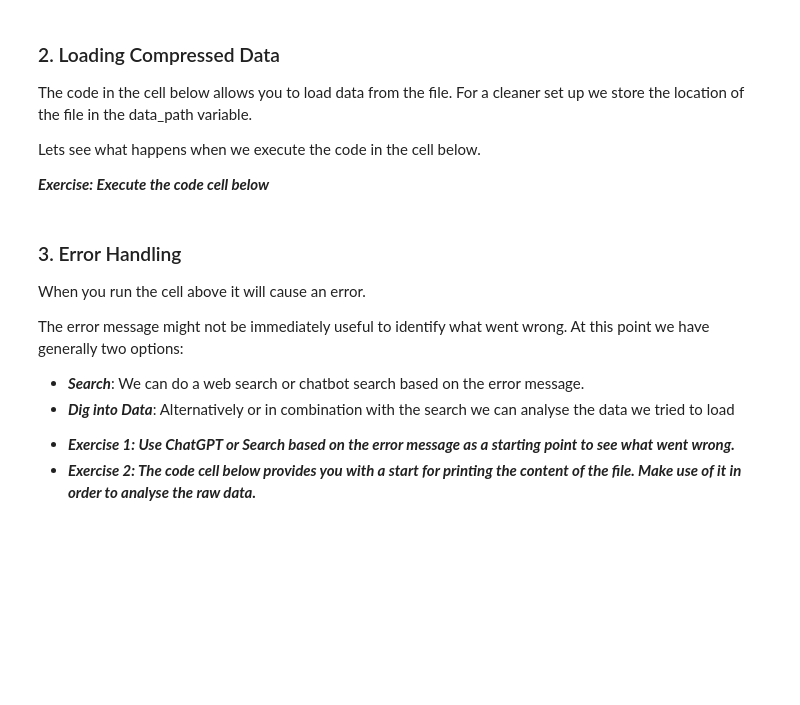
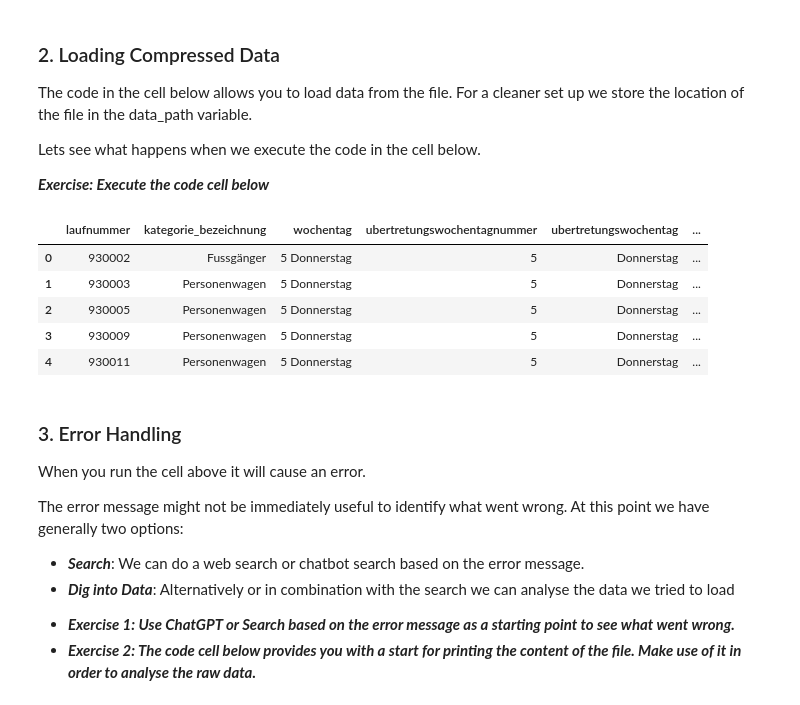
Before and after one commit to GionRubitschung/machine_learning_foundations_1, a Jupyter notebook: L6_DatasetCuration/L6S1N2_Data_Loading_Exercise.ipynb, the cells around one changed output. Drawn from its saved outputs; the diff is of its cells as text; code cells hidden in the pictures; blank space fills up the shorter version.

Commit message:
add data an L6 notebooks

```diff
--- a/L6_DatasetCuration/L6S1N2_Data_Loading_Exercise.ipynb
+++ b/L6_DatasetCuration/L6S1N2_Data_Loading_Exercise.ipynb
@@ -29,9 +29,17 @@ Lets see what happens when we execute the code in the cell below.
 # %%
 import pandas as pd
 # this is the path to the data file
-data_path = "../data/Fines_Basel_Stadt_Oct_2023.csv.gz"
+data_path = "../../../data/Fines_Basel_Stadt_Oct_2023.csv.gz"
 # this is the standard call without configuration to read_csv()
-df = pd.read_csv(data_path, sep=";")
+df = pd.read_csv(data_path, delimiter=";")
+df.head()
+# %% [output]
+|  | laufnummer | kategorie_bezeichnung | wochentag | ubertretungswochentagnummer | ubertretungswochentag | ... |
+| 0 | 930002 | Fussgänger | 5 Donnerstag | 5 | Donnerstag | ... |
+| 1 | 930003 | Personenwagen | 5 Donnerstag | 5 | Donnerstag | ... |
+| 2 | 930005 | Personenwagen | 5 Donnerstag | 5 | Donnerstag | ... |
+| 3 | 930009 | Personenwagen | 5 Donnerstag | 5 | Donnerstag | ... |
+| 4 | 930011 | Personenwagen | 5 Donnerstag | 5 | Donnerstag | ... |
 # %% [markdown]
 ### 3. Error Handling <a name ="error_handling" id="error_handling"></a>
 
```
Also changed, not shown: parts of 7 cells of this notebook, 18 other files.
